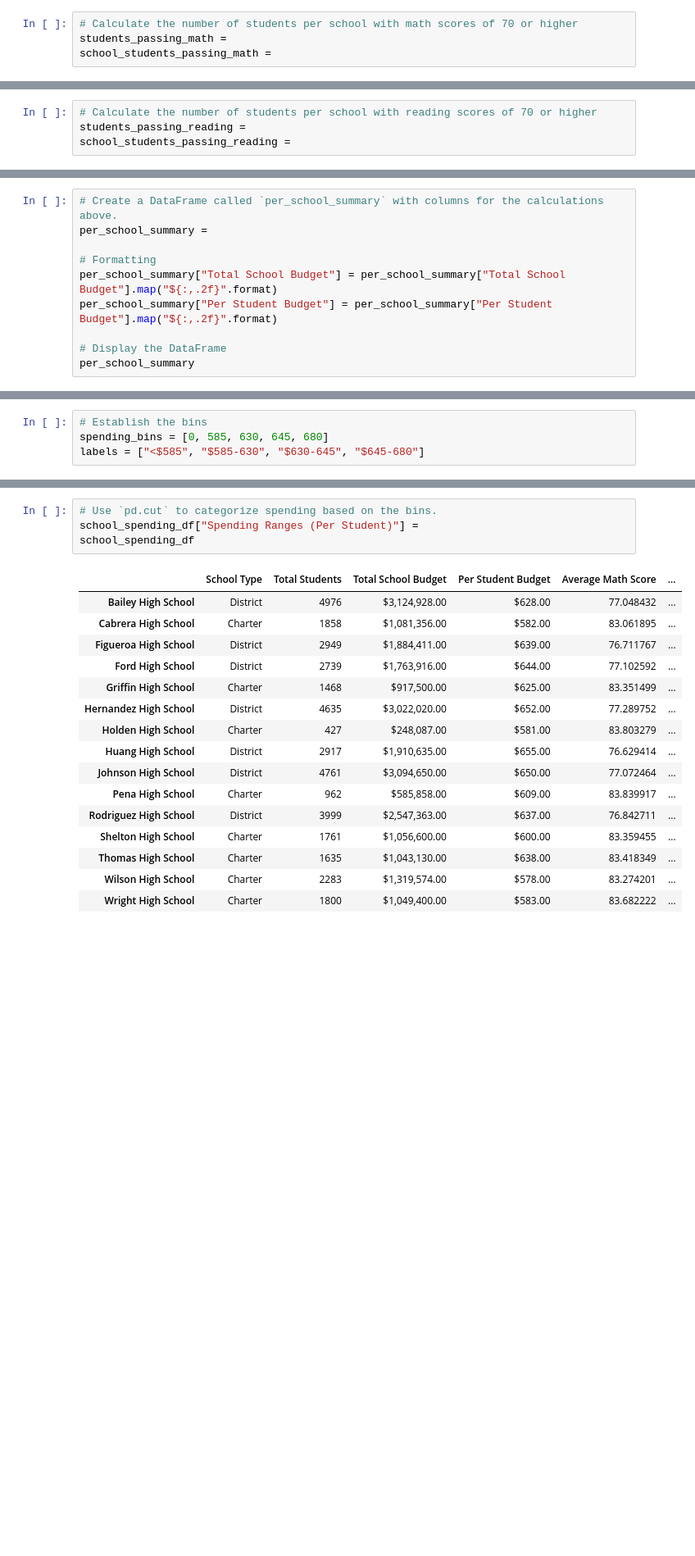
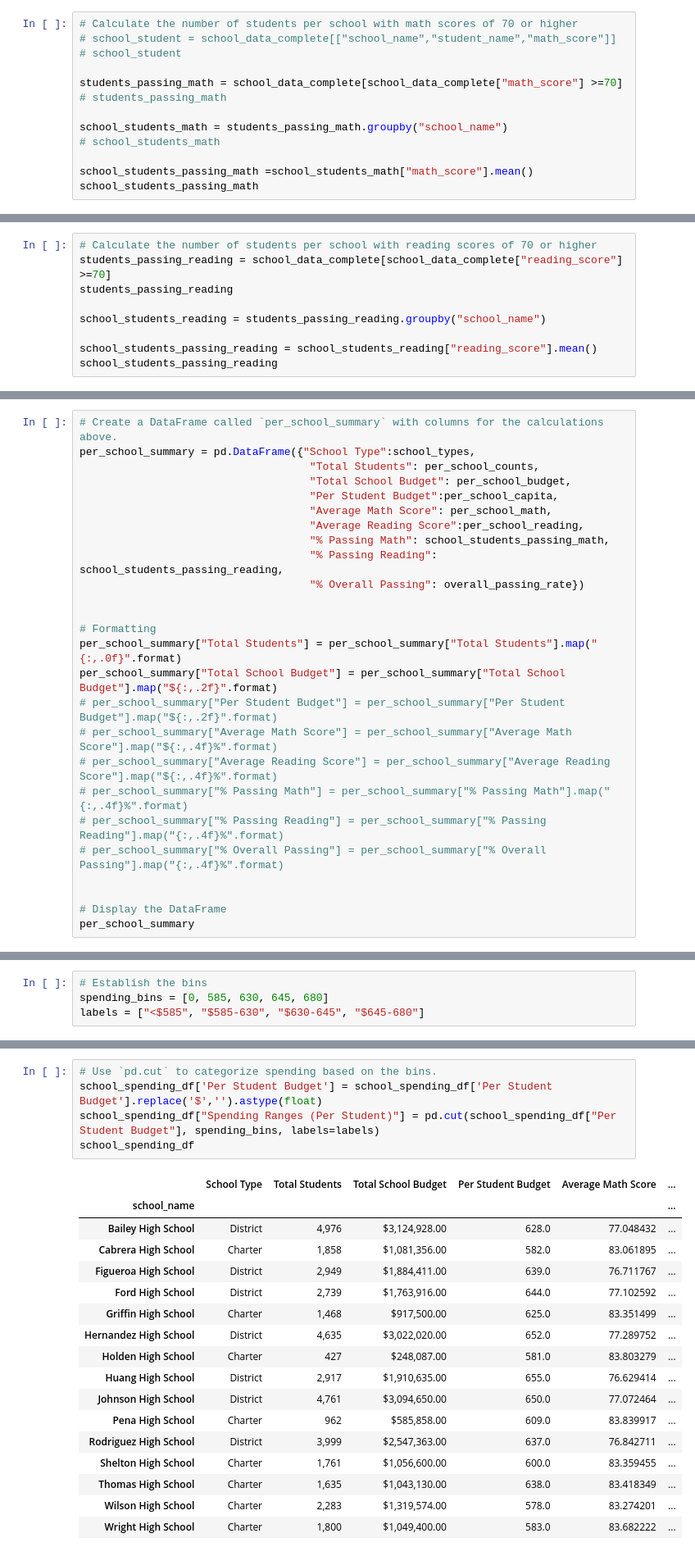
Before and after one commit to Lilnessa/pandas-challenge, a Jupyter notebook: PyCitySchools/PyCitySchools_main.ipynb, the cells around one changed output, grey strips where cells are left out. Shown at 82% size. Saved outputs shown, nothing was run; the diff lists cells and outputs as text; blank space fills up the shorter version.

```diff
--- a/PyCitySchools/PyCitySchools_main.ipynb
+++ b/PyCitySchools/PyCitySchools_main.ipynb
@@ -111,4 +209,13 @@ per_school_reading =
 # %%
 # Calculate the number of students per school with math scores of 70 or higher
-students_passing_math =
-school_students_passing_math =
+# school_student = school_data_complete[["school_name","student_name","math_score"]]
+# school_student
+
+students_passing_math = school_data_complete[school_data_complete["math_score"] >=70]
+# students_passing_math
+
+school_students_math = students_passing_math.groupby("school_name")
+# school_students_math
+
+school_students_passing_math =school_students_math["math_score"].mean()
+school_students_passing_math
@@ -115,4 +240,9 @@ school_students_passing_math =
 # %%
 # Calculate the number of students per school with reading scores of 70 or higher
-students_passing_reading =
-school_students_passing_reading =
+students_passing_reading = school_data_complete[school_data_complete["reading_score"] >=70]
+students_passing_reading
+
+school_students_reading = students_passing_reading.groupby("school_name")
+
+school_students_passing_reading = school_students_reading["reading_score"].mean()
+school_students_passing_reading
@@ -130,10 +316,26 @@ overall_passing_rate = school_students_passing_math_and_reading / per_school_cou
 # %%
 # Create a DataFrame called `per_school_summary` with columns for the calculations above.
-per_school_summary =
+per_school_summary = pd.DataFrame({"School Type":school_types,
+                                    "Total Students": per_school_counts,
+                                    "Total School Budget": per_school_budget,
+                                    "Per Student Budget":per_school_capita,
+                                    "Average Math Score": per_school_math,
+                                    "Average Reading Score":per_school_reading,
+                                    "% Passing Math": school_students_passing_math,
+                                    "% Passing Reading": school_students_passing_reading,
+                                    "% Overall Passing": overall_passing_rate})
+
 
 # Formatting
+per_school_summary["Total Students"] = per_school_summary["Total Students"].map("{:,.0f}".format)
 per_school_summary["Total School Budget"] = per_school_summary["Total School Budget"].map("${:,.2f}".format)
-per_school_summary["Per Student Budget"] = per_school_summary["Per Student Budget"].map("${:,.2f}".format)
+# per_school_summary["Per Student Budget"] = per_school_summary["Per Student Budget"].map("${:,.2f}".format)
+# per_school_summary["Average Math Score"] = per_school_summary["Average Math Score"].map("${:,.4f}%".format)
+# per_school_summary["Average Reading Score"] = per_school_summary["Average Reading Score"].map("${:,.4f}%".format)
+# per_school_summary["% Passing Math"] = per_school_summary["% Passing Math"].map("{:,.4f}%".format)
+# per_school_summary["% Passing Reading"] = per_school_summary["% Passing Reading"].map("{:,.4f}%".format)
+# per_school_summary["% Overall Passing"] = per_school_summary["% Overall Passing"].map("{:,.4f}%".format)
+
 
 # Display the DataFrame
 per_school_summary
@@ -273,24 +505,26 @@ school_spending_df = per_school_summary.copy()
 # %%
 # Use `pd.cut` to categorize spending based on the bins.
-school_spending_df["Spending Ranges (Per Student)"] =
+school_spending_df['Per Student Budget'] = school_spending_df['Per Student Budget'].replace('$','').astype(float)
+school_spending_df["Spending Ranges (Per Student)"] = pd.cut(school_spending_df["Per Student Budget"], spending_bins, labels=labels)
 school_spending_df
 # %% [output]
 |  | School Type | Total Students | Total School Budget | Per Student Budget | Average Math Score | ... |
-| Bailey High School | District | 4976 | $3,124,928.00 | $628.00 | 77.048432 | ... |
-| Cabrera High School | Charter | 1858 | $1,081,356.00 | $582.00 | 83.061895 | ... |
-| Figueroa High School | District | 2949 | $1,884,411.00 | $639.00 | 76.711767 | ... |
-| Ford High School | District | 2739 | $1,763,916.00 | $644.00 | 77.102592 | ... |
-| Griffin High School | Charter | 1468 | $917,500.00 | $625.00 | 83.351499 | ... |
-| Hernandez High School | District | 4635 | $3,022,020.00 | $652.00 | 77.289752 | ... |
-| Holden High School | Charter | 427 | $248,087.00 | $581.00 | 83.803279 | ... |
-| Huang High School | District | 2917 | $1,910,635.00 | $655.00 | 76.629414 | ... |
-| Johnson High School | District | 4761 | $3,094,650.00 | $650.00 | 77.072464 | ... |
-| Pena High School | Charter | 962 | $585,858.00 | $609.00 | 83.839917 | ... |
-| Rodriguez High School | District | 3999 | $2,547,363.00 | $637.00 | 76.842711 | ... |
-| Shelton High School | Charter | 1761 | $1,056,600.00 | $600.00 | 83.359455 | ... |
-| Thomas High School | Charter | 1635 | $1,043,130.00 | $638.00 | 83.418349 | ... |
-| Wilson High School | Charter | 2283 | $1,319,574.00 | $578.00 | 83.274201 | ... |
-| Wright High School | Charter | 1800 | $1,049,400.00 | $583.00 | 83.682222 | ... |
+| school_name |  |  |  |  |  | ... |
+| Bailey High School | District | 4,976 | $3,124,928.00 | 628.0 | 77.048432 | ... |
+| Cabrera High School | Charter | 1,858 | $1,081,356.00 | 582.0 | 83.061895 | ... |
+| Figueroa High School | District | 2,949 | $1,884,411.00 | 639.0 | 76.711767 | ... |
+| Ford High School | District | 2,739 | $1,763,916.00 | 644.0 | 77.102592 | ... |
+| Griffin High School | Charter | 1,468 | $917,500.00 | 625.0 | 83.351499 | ... |
+| Hernandez High School | District | 4,635 | $3,022,020.00 | 652.0 | 77.289752 | ... |
+| Holden High School | Charter | 427 | $248,087.00 | 581.0 | 83.803279 | ... |
+| Huang High School | District | 2,917 | $1,910,635.00 | 655.0 | 76.629414 | ... |
+| Johnson High School | District | 4,761 | $3,094,650.00 | 650.0 | 77.072464 | ... |
+| Pena High School | Charter | 962 | $585,858.00 | 609.0 | 83.839917 | ... |
+| Rodriguez High School | District | 3,999 | $2,547,363.00 | 637.0 | 76.842711 | ... |
+| Shelton High School | Charter | 1,761 | $1,056,600.00 | 600.0 | 83.359455 | ... |
+| Thomas High School | Charter | 1,635 | $1,043,130.00 | 638.0 | 83.418349 | ... |
+| Wilson High School | Charter | 2,283 | $1,319,574.00 | 578.0 | 83.274201 | ... |
+| Wright High School | Charter | 1,800 | $1,049,400.00 | 583.0 | 83.682222 | ... |
 # %%
 #  Calculate averages for the desired columns.
 spending_math_scores = school_spending_df.groupby(["Spending Ranges (Per Student)"])["Average Math Score"].mean()
```
Also changed, not shown: parts of 28 cells of this notebook.
